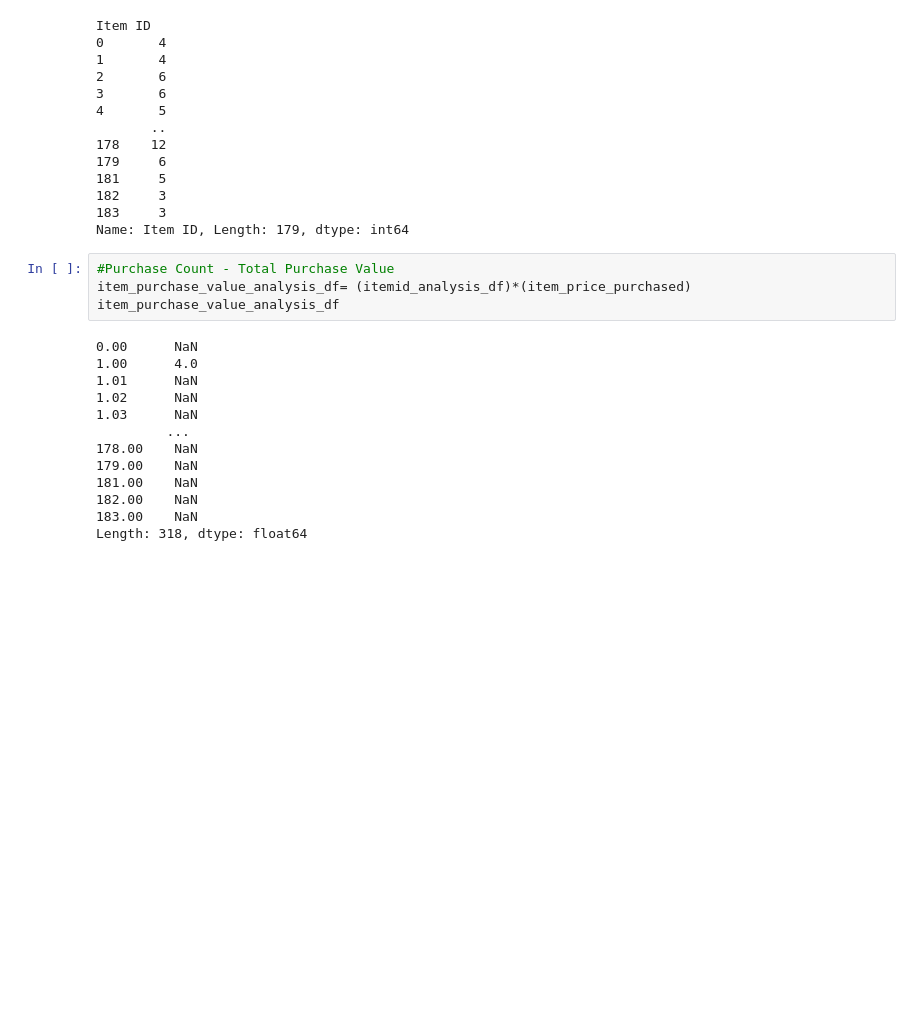
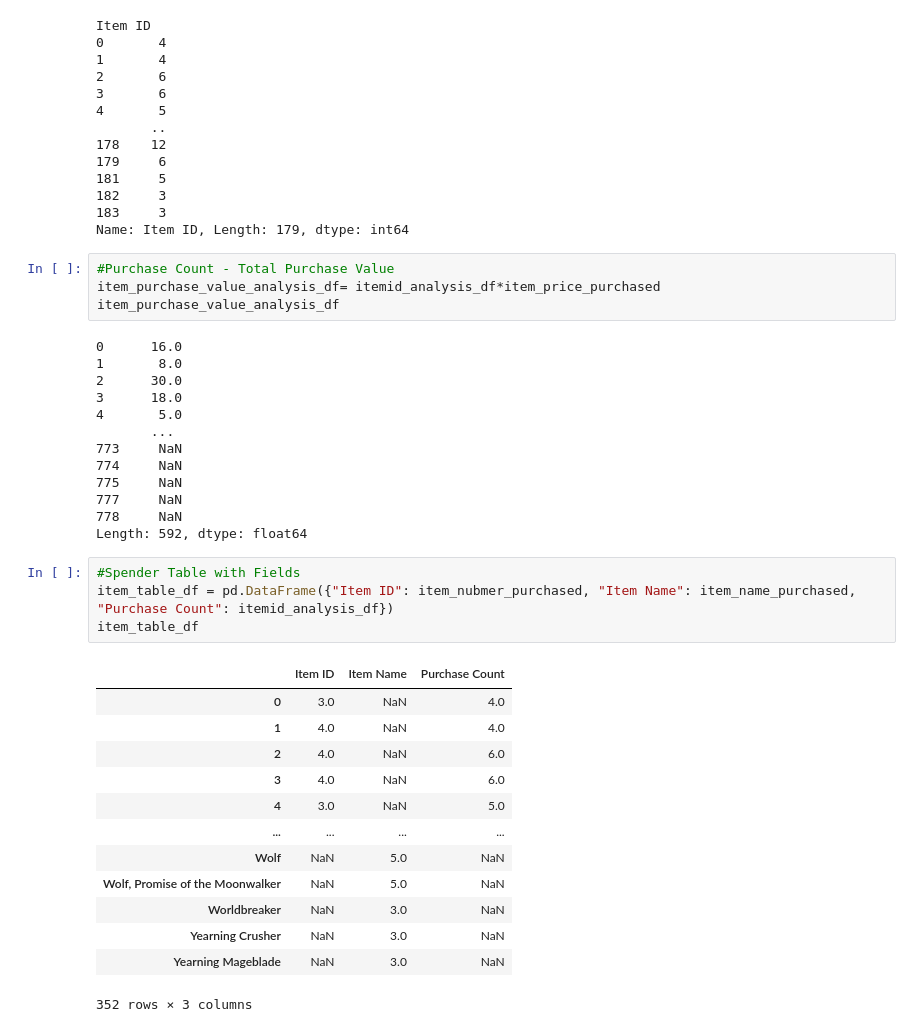
Before and after one commit to rmaher314/HW4_Pandas, a Jupyter notebook: HW4_Heroes_of_Pymoli.ipynb, the cells around one changed output. Cells and saved outputs as stored; diff of their text form; blank space fills up the shorter version.

```diff
--- a/HW4_Heroes_of_Pymoli.ipynb
+++ b/HW4_Heroes_of_Pymoli.ipynb
@@ -281,18 +281,36 @@ Item ID
 Name: Item ID, Length: 179, dtype: int64
 # %%
 #Purchase Count - Total Purchase Value
-item_purchase_value_analysis_df= (itemid_analysis_df)*(item_price_purchased)
+item_purchase_value_analysis_df= itemid_analysis_df*item_price_purchased
 item_purchase_value_analysis_df
 # %% [output]
-0.00      NaN
-1.00      4.0
-1.01      NaN
-1.02      NaN
-1.03      NaN
-         ...
-178.00    NaN
-179.00    NaN
-181.00    NaN
-182.00    NaN
-183.00    NaN
-Length: 318, dtype: float64
+0      16.0
+1       8.0
+2      30.0
+3      18.0
+4       5.0
+       ...
+773     NaN
+774     NaN
+775     NaN
+777     NaN
+778     NaN
+Length: 592, dtype: float64
+# %%
+#Spender Table with Fields
+item_table_df = pd.DataFrame({"Item ID": item_nubmer_purchased, "Item Name": item_name_purchased, "Purchase Count": itemid_analysis_df})
+item_table_df
+# %% [output]
+|  | Item ID | Item Name | Purchase Count |
+| 0 | 3.0 | NaN | 4.0 |
+| 1 | 4.0 | NaN | 4.0 |
+| 2 | 4.0 | NaN | 6.0 |
+| 3 | 4.0 | NaN | 6.0 |
+| 4 | 3.0 | NaN | 5.0 |
+| ... | ... | ... | ... |
+| Wolf | NaN | 5.0 | NaN |
+| Wolf, Promise of the Moonwalker | NaN | 5.0 | NaN |
+| Worldbreaker | NaN | 3.0 | NaN |
+| Yearning Crusher | NaN | 3.0 | NaN |
+| Yearning Mageblade | NaN | 3.0 | NaN |
+352 rows × 3 columns
```
